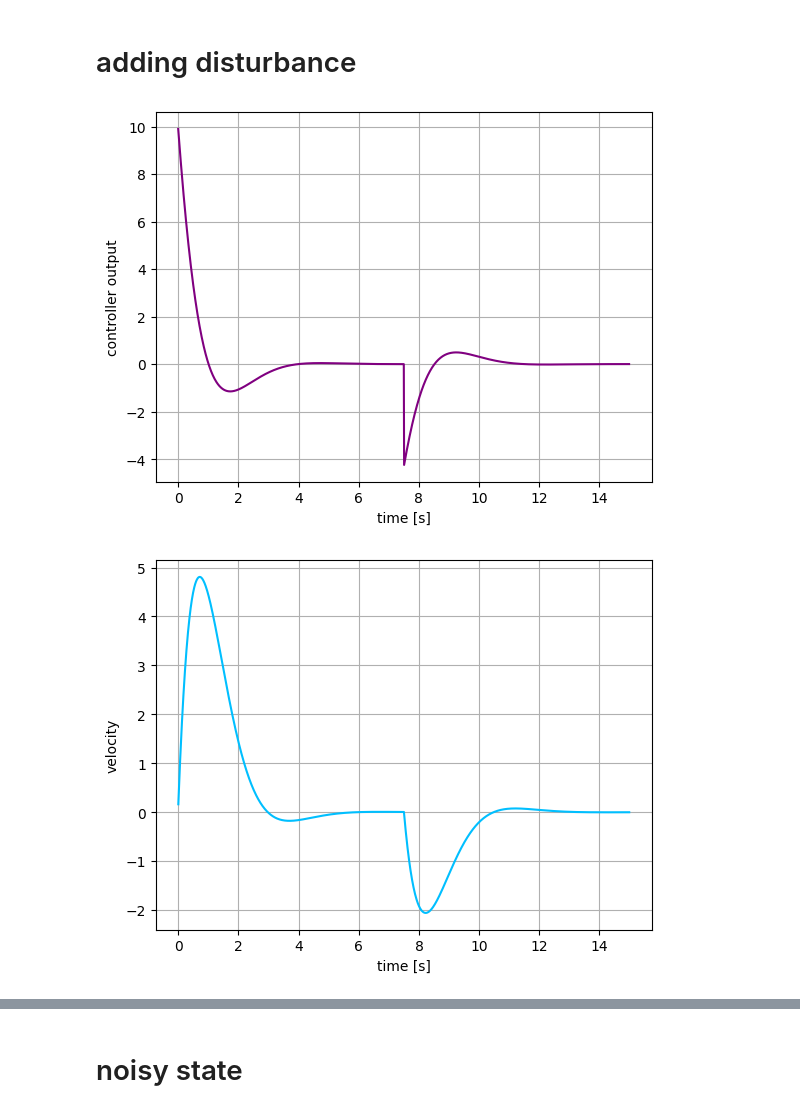
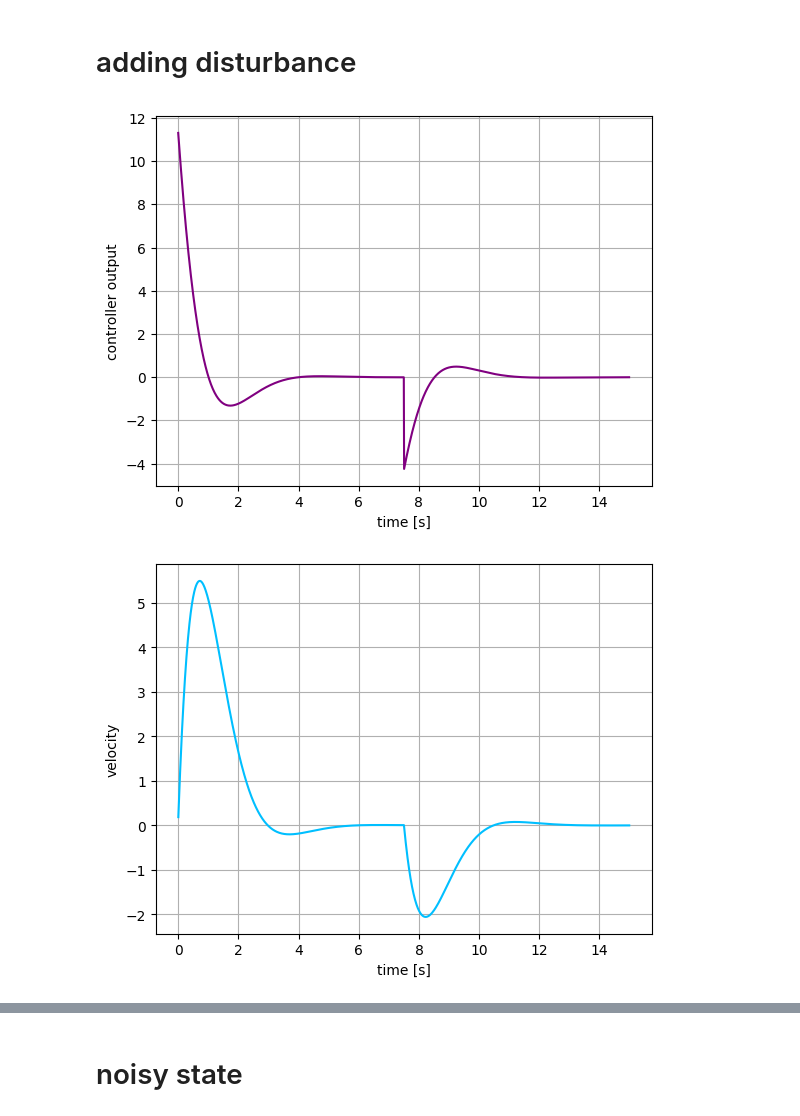
Before and after one commit to michalnand/libs_control, a Jupyter notebook: tutorials/01_lqr_servo.ipynb, the cells around one changed output, grey strips where cells are left out. Cells and saved outputs as stored; diff of their text form; code cells hidden in the pictures.

```diff
--- a/tutorials/01_lqr_servo.ipynb
+++ b/tutorials/01_lqr_servo.ipynb
@@ -133,7 +133,7 @@ t_result    = numpy.arange(steps)*dt
 
 #required state, position = 7
 xr          = numpy.zeros((2, 1))
-xr[1][0]    = 7.0
+xr[1][0]    = 8.0
 
 #initial state
 x           = numpy.zeros((2, 1))
@@ -191,7 +191,7 @@ t_result    = numpy.arange(steps)*dt
 
 #required state, position = 7
 xr          = numpy.zeros((2, 1))
-xr[1][0]    = 7.0
+xr[1][0]    = 8.0
 
 #initial state
 x           = numpy.zeros((2, 1))
@@ -213,32 +213,32 @@ for i in range(steps):
 
     # !!! disturbance in middle, kick the servo position
     if i == steps//2:
         x[1]+= 3
 
     u_result[i] = u[0][0]
     x_result[i] = x[:, 0]
 
 #plot response
 plt.clf()
 plt.ylabel("controller output")
 plt.xlabel("time [s]")
 plt.plot(t_result, u_result[:, 0], color="purple")
 plt.grid()
 plt.show()
 
 plt.clf()
 plt.ylabel("velocity")
 plt.xlabel("time [s]")
 plt.plot(t_result, x_result[:, 0], color="deepskyblue")
 plt.grid()
 plt.show()
 
 plt.clf()
 plt.ylabel("position")
 plt.xlabel("time [s]")
 plt.plot(t_result, x_result[:, 1], color="deepskyblue")
 plt.grid()
 plt.show()
 # %% [output]
-[figure, old version]
+[figure, new version]
-[figure, old version]
+[figure, new version]
```
Also changed, not shown: parts of 3 cells of this notebook, 1 other file.
